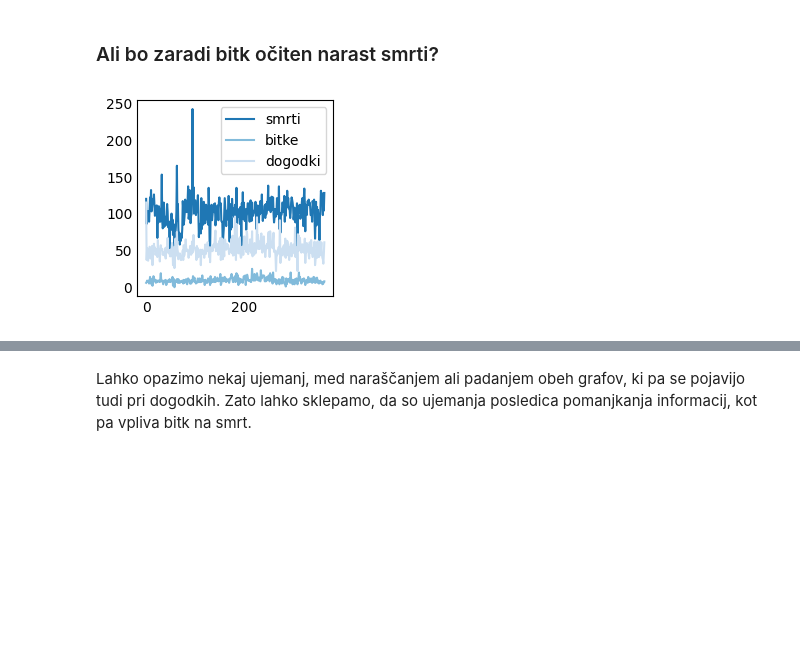
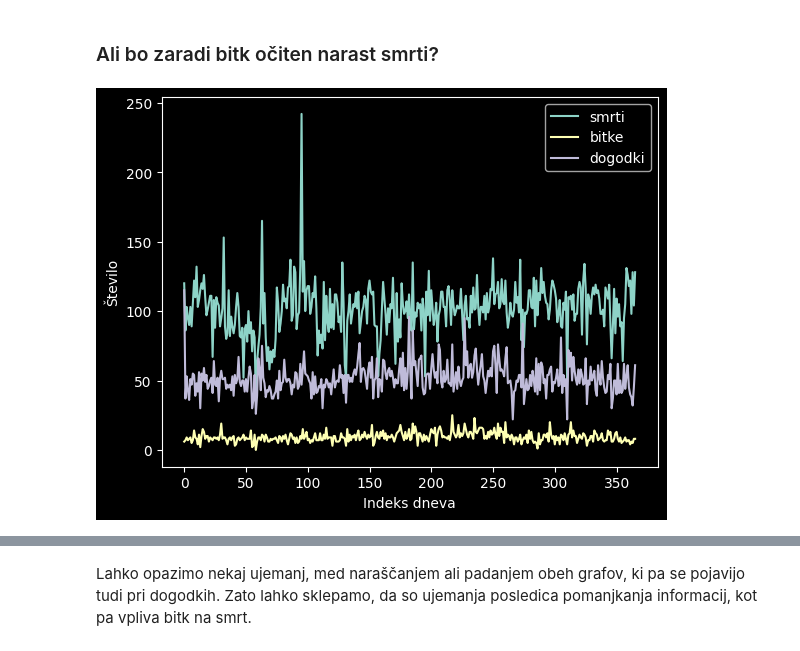
Before and after one commit to zivaheg/projektnaUVP, a Jupyter notebook: analiza.ipynb, the cells around one changed output, grey strips where cells are left out. Drawn from its saved outputs; the diff is of its cells as text; code cells hidden in the pictures; blank space fills up the shorter version.

```diff
--- a/analiza.ipynb
+++ b/analiza.ipynb
@@ -11,6 +11,8 @@ Za ogled podatkov rabiš pognati želena okenca s kodo.
 če je življenjska doba 404, pomeni da vsaj ena od vrednosti ni bila podana.
 # %%
 import pandas as pd
+import matplotlib.pyplot as plt
+plt.style.use("dark_background")
 
 pd.set_option("display.max_rows", 10)
 OSEBE = pd.read_csv("dat_oseb.csv")
@@ -245,8 +232,8 @@ BITKE[filter]
 # %%
 zbrani_podatki = pd.DataFrame({
    'smrti': ST_PODATKOV["Št smrti"],
    'bitke': ST_PODATKOV["Št bitk ali vojen"],
    'dogodki': ST_PODATKOV["Št dogodkov"]})
-lines = zbrani_podatki.plot.line()
+lines = zbrani_podatki.plot.line(xlabel="Indeks dneva", ylabel="Število")
 # %% [output]
-[figure, old version]
+[figure, new version]
```
Also changed, not shown: parts of 12 cells of this notebook, 2 other files.
